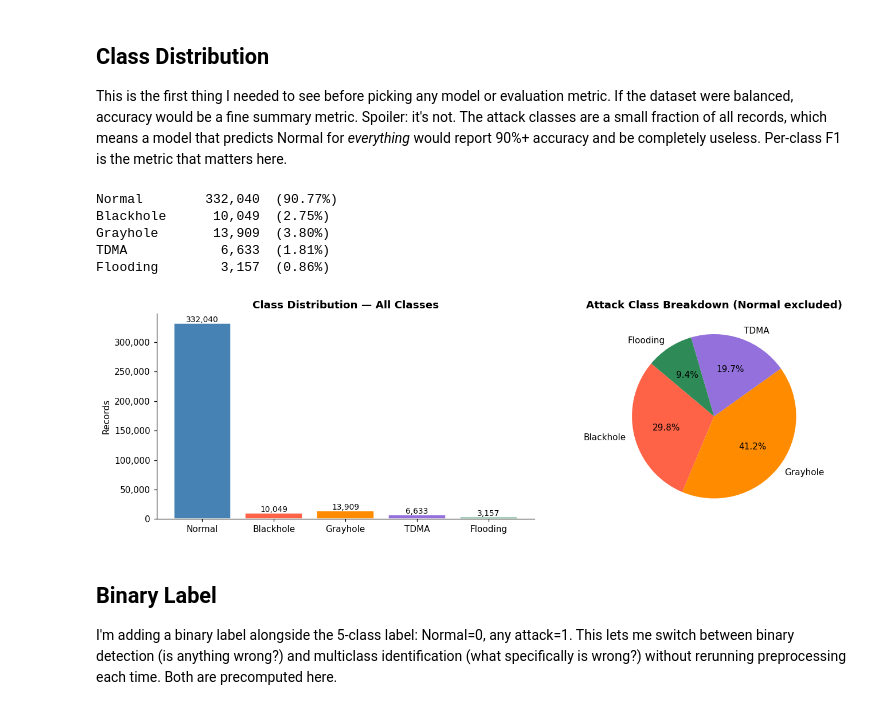
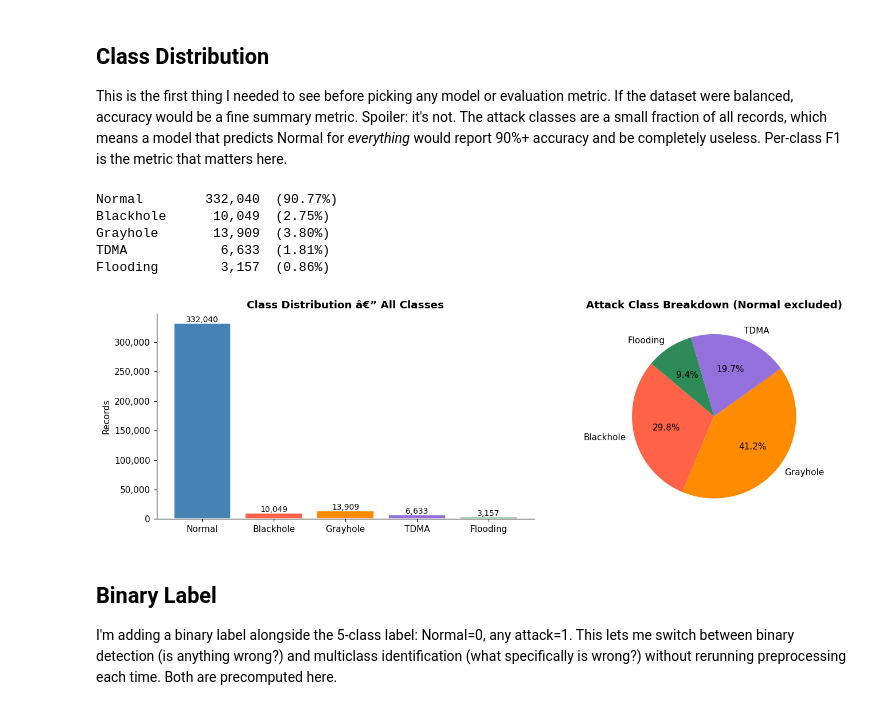
Before and after one commit to wjed/uav-security, a Jupyter notebook: weeks/week02-eda/01_eda.ipynb, the cells around one changed output. Cells and saved outputs as stored; diff of their text form; code cells hidden in the pictures.

```diff
--- a/weeks/week02-eda/01_eda.ipynb
+++ b/weeks/week02-eda/01_eda.ipynb
@@ -29,13 +29,8 @@ for candidate in ['../../data/raw/WSN-DS.csv', 'data/raw/WSN-DS.csv']:
 else:
     raise FileNotFoundError('WSN-DS.csv not found. Place it at data/raw/WSN-DS.csv')
 
-for candidate in ['../../results', 'results']:
-    if Path(candidate).exists():
-        RESULTS_DIR = Path(candidate)
-        break
-else:
-    RESULTS_DIR = Path('../../results')
-    RESULTS_DIR.mkdir(parents=True, exist_ok=True)
+RESULTS_DIR = Path('results')
+RESULTS_DIR.mkdir(exist_ok=True)
 
 CLASS_ORDER  = ['Normal', 'Blackhole', 'Grayhole', 'TDMA', 'Flooding']
 CLASS_COLORS = ['steelblue', 'tomato', 'darkorange', 'mediumpurple', 'seagreen']
@@ -122,32 +117,32 @@ This is the first thing I needed to see before picking any model or evaluation m
 # %%
 vc = df['Attack type'].value_counts().reindex(CLASS_ORDER)
 for cls, cnt in vc.items():
     print(f'{cls:<12} {cnt:>8,}  ({cnt/len(df)*100:.2f}%)')
 
 fig, axes = plt.subplots(1, 2, figsize=(13, 4))
 
 axes[0].bar(CLASS_ORDER, vc.values, color=CLASS_COLORS, edgecolor='white')
-axes[0].set_title('Class Distribution — All Classes', fontweight='bold')
+axes[0].set_title('Class Distribution â€” All Classes', fontweight='bold')
 axes[0].set_ylabel('Records')
 axes[0].yaxis.set_major_formatter(mticker.FuncFormatter(lambda x, _: f'{int(x):,}'))
 for i, v in enumerate(vc.values):
     axes[0].text(i, v + 2000, f'{v:,}', ha='center', fontsize=9)
 
 attack_vc = vc.drop('Normal')
 axes[1].pie(attack_vc.values, labels=attack_vc.index,
             colors=CLASS_COLORS[1:], autopct='%1.1f%%', startangle=140)
 axes[1].set_title('Attack Class Breakdown (Normal excluded)', fontweight='bold')
 
 plt.tight_layout()
 plt.savefig(RESULTS_DIR / 'eda_class_distribution.png', bbox_inches='tight')
 plt.show()
 # %% [output]
 Normal        332,040  (90.77%)
 Blackhole      10,049  (2.75%)
 Grayhole       13,909  (3.80%)
 TDMA            6,633  (1.81%)
 Flooding        3,157  (0.86%)
-[figure, old version]
+[figure, new version]
 # %% [markdown]
 ## Binary Label
 
```
Also changed, not shown: parts of 10 cells of this notebook, 18 other files.
